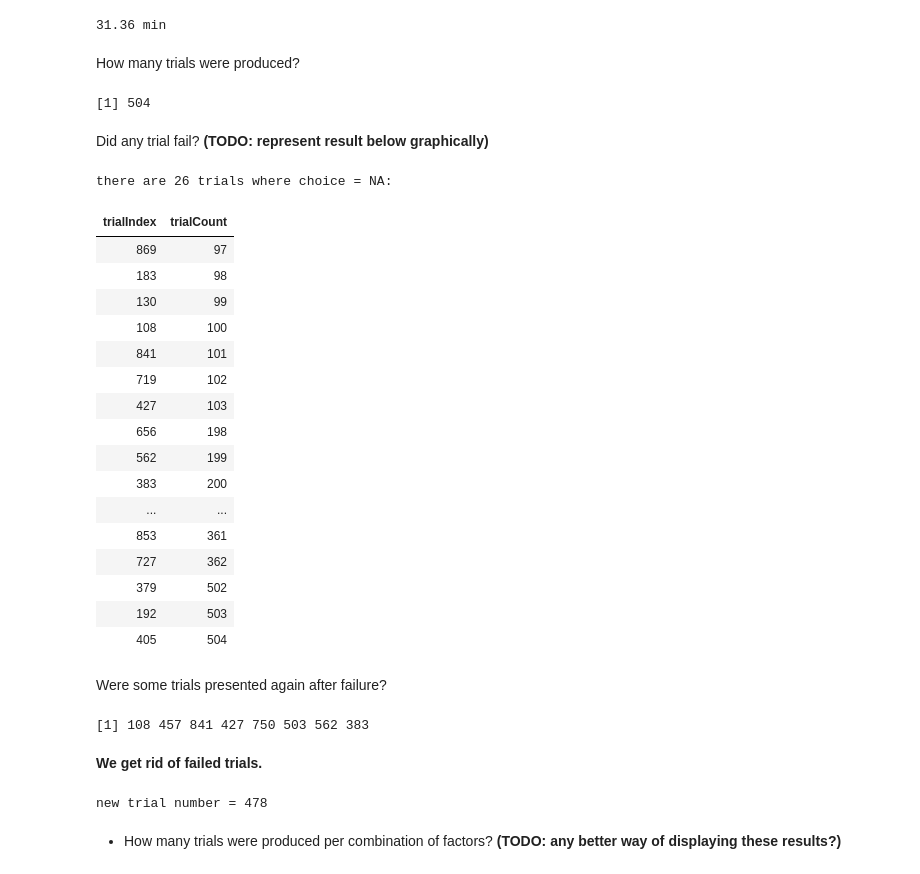
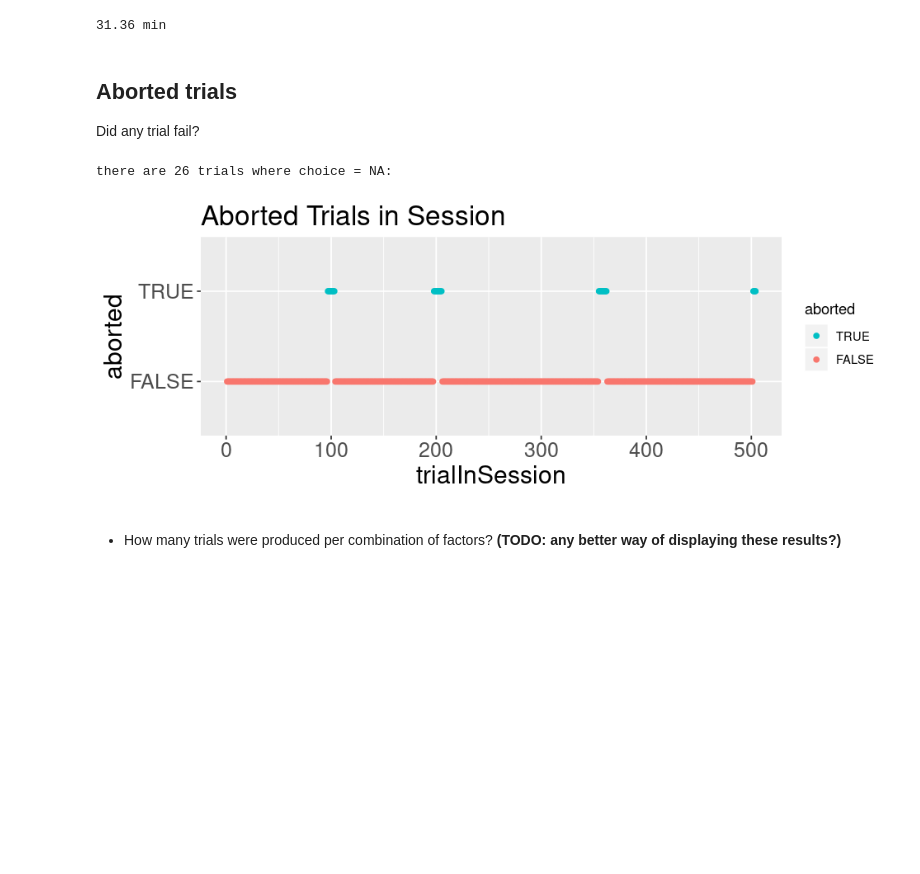
Before and after one commit to TheGoldLab/Analysis_SingleCP_DotsReversal, a Jupyter notebook: Jupyter/pilot11.ipynb, the cells around one changed output. Saved outputs shown, nothing was run; the diff lists cells and outputs as text; code cells hidden in the pictures; blank space fills up the shorter version.

```diff
--- a/Jupyter/pilot11.ipynb
+++ b/Jupyter/pilot11.ipynb
@@ -108,0 +86,6 @@ This roughly amounted to 31 minutes.
+# %%
+# load csv files into data.tables
+# key-specific constants
+TRIALS <- loadPilotCSV(PILOT_NUMBER, DATA_FOLDER, FIRA_TAG)
+FRAMES <- loadPilotCSV(PILOT_NUMBER, DATA_FOLDER, FRAMES_TAG)
+DOTS <- loadPilotCSV(PILOT_NUMBER, DATA_FOLDER, DOTS_TAG)
@@ -169,46 +212,32 @@ cat( round(tb[[TRIALS]][,sum(trialEnd - trialStart)] / 60, digits = 2), "min" )
 # %% [output]
 31.36 min
-# %% [markdown]
-How many trials were produced?
-# %%
-nrow(tb[[TRIALS]])
-# %% [output]
-[1] 504
-# %% [markdown]
-Did any trial fail? **(TODO: represent result below graphically)**
-# %%
-cat('there are',nrow(tb[[TRIALS]][is.na(choice)]),'trials where choice = NA:')
-tb[[TRIALS]][is.na(choice),.(trialIndex, trialCount)]
-# %% [output]
-there are 26 trials where choice = NA:
-| trialIndex | trialCount |
-| 869 | 97 |
-| 183 | 98 |
-| 130 | 99 |
-| 108 | 100 |
-| 841 | 101 |
-| 719 | 102 |
-| 427 | 103 |
-| 656 | 198 |
-| 562 | 199 |
-| 383 | 200 |
-| ... | ... |
-| 853 | 361 |
-| 727 | 362 |
-| 379 | 502 |
-| 192 | 503 |
-| 405 | 504 |
+# %% [markdown]
+## Aborted trials
+Did any trial fail?
+# %%
+cat('there are',nrow(TRIALS[is.na(choice)]),'trials where choice = NA:')
+
+# add two columns to TRIALS for convenience in following plot:
+TRIALS[order(trialStart),trialInSession:=.I]
+TRIALS[,aborted:=is.na(trialCount)]
+
+# control output figure size
+options(repr.plot.width=8, repr.plot.height=3)
+
+ggplot(TRIALS, aes(x=trialInSession, y=aborted)) +
+    geom_point(aes(col=aborted)) +
+    ggtitle("Aborted Trials in Session") +
+    theme(plot.title=element_text(size=20, lineheight=1.2),  # title
+          plot.subtitle=element_text(size=15,family="American Typewriter"),  # subtitle
+          plot.caption=element_text(size=15),  # caption
+          axis.title.x=element_text(size=AXES_LABEL_FONT),  # X axis title
+          axis.title.y=element_text(size=AXES_LABEL_FONT),  # Y axis title
+          axis.text.x=element_text(size=AXES_FONT),  # X axis text
+          axis.text.y=element_text(size=AXES_FONT)) + # Y axis text
+    guides(colour = guide_legend(reverse=T))
+# %% [output]
+there are 26 trials where choice = NA:
+[figure, added]
 # %% [markdown]
-Were some trials presented again after failure?
+<!-- this is not so important anymore.
+Were some trials presented again after failure? -->
-# %%
-tb[[TRIALS]][,trialIndex][duplicated(tb[[TRIALS]][,.(trialIndex)])]
-# %% [output]
-[1] 108 457 841 427 750 503 562 383
-# %% [markdown]
-**We get rid of failed trials.**
-# %%
-tb[[TRIALS]] <- tb[[TRIALS]][!is.na(choice)]
-numTrials <- nrow(tb[[TRIALS]])
-cat('new trial number =',numTrials)
-# %% [output]
-new trial number = 478
```
Also changed, not shown: parts of 60 cells of this notebook.
